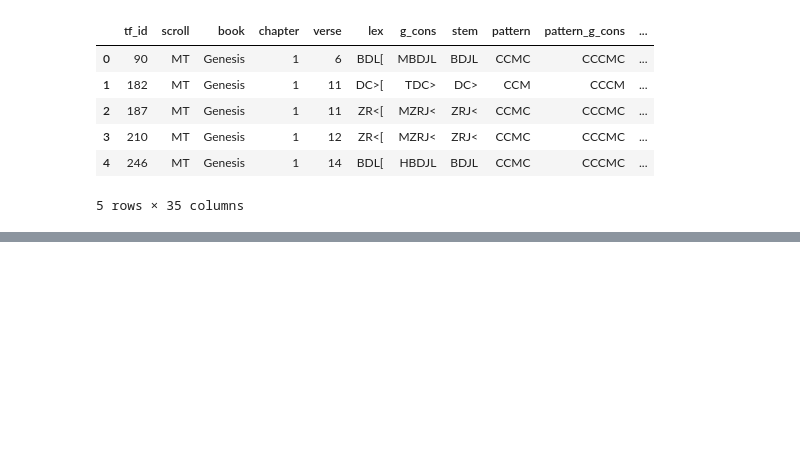
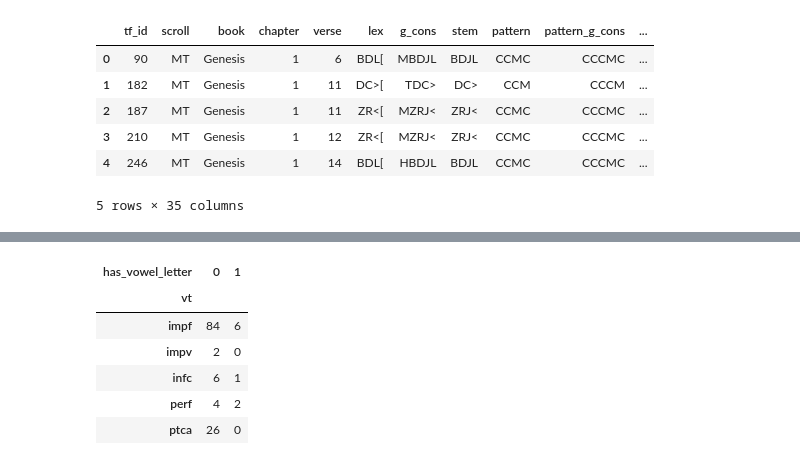
Before and after one commit to MartijnNaaijer/hebrew_spelling_variation, a Jupyter notebook: notebooks/aligning_triliteral_hiphil_to_add_hireq.ipynb, the cells around one changed output, grey strips where cells are left out. Cells and saved outputs as stored; diff of their text form; code cells hidden in the pictures; blank space fills up the shorter version.

```diff
--- a/notebooks/aligning_triliteral_hiphil.ipynb
+++ b/notebooks/aligning_triliteral_hiphil_to_add_hireq.ipynb
@@ -389,0 +513,10 @@ Isaiah
+# %%
+pd.crosstab(mt_tsere.vt, mt_tsere.has_vowel_letter)
+# %% [output]
+| has_vowel_letter | 0 | 1 |
+| vt |  |  |
+| impf | 84 | 6 |
+| impv | 2 | 0 |
+| infc | 6 | 1 |
+| perf | 4 | 2 |
+| ptca | 26 | 0 |
```
Also changed, not shown: parts of 27 cells of this notebook, 7 other files.
